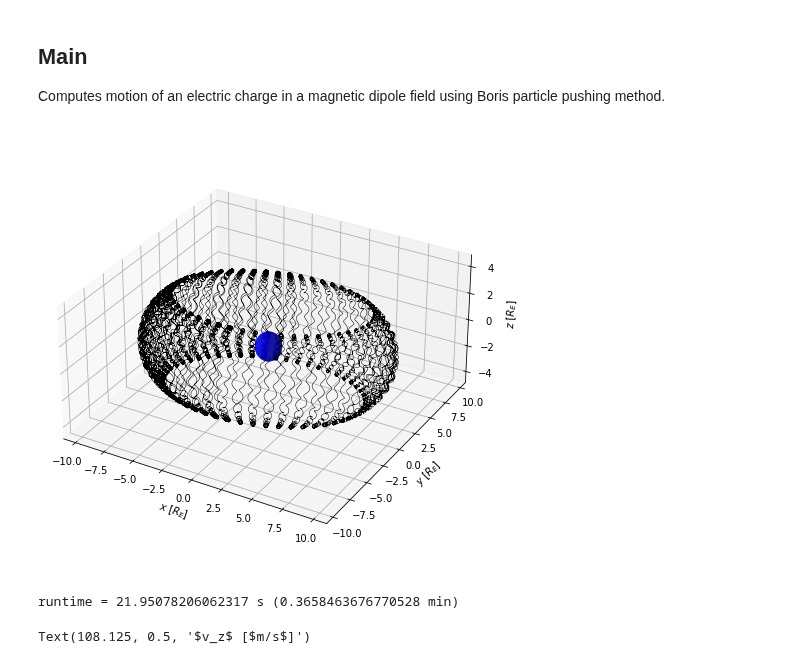
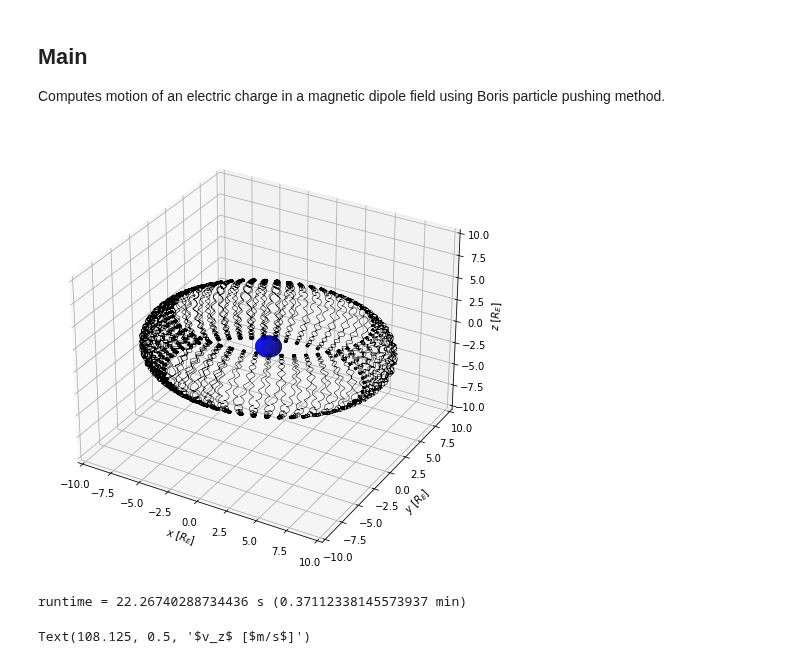
Before and after one commit to argallmr/imef, a Jupyter notebook: particle-tracing/boris-tracing/Dipole-0.ipynb, the cells around one changed output. Saved outputs shown, nothing was run; the diff lists cells and outputs as text; code cells hidden in the pictures.

```diff
--- a/particle-tracing/boris-tracing/Dipole-0.ipynb
+++ b/particle-tracing/boris-tracing/Dipole-0.ipynb
@@ -150,36 +150,55 @@ for i in range(0, steps-1):
         rnew = r + vnew*dt
 
         # append to data arrays
         vdat[i+1] = vnew
         rdat[i+1] = rnew
 
 
 fig = plt.figure(figsize=(8, 8))
 ax = plt.axes(projection='3d')
 
 # plot dipole field data
 ax.plot3D(rdat[:,0],rdat[:,1],rdat[:,2],'k',linewidth=0.5)
 
 # plot 3D earth
 earth3D(1)
 
+# graph correction, keeps origin (0,0,0) at center
+ranges = []
+ranges.append(math.ceil(max(abs(rdat[:,0]))))
+ranges.append(math.ceil(min(abs(rdat[:,0]))))
+ranges.append(math.ceil(max(abs(rdat[:,1]))))
+ranges.append(math.ceil(min(abs(rdat[:,1]))))
+ranges.append(math.ceil(max(abs(rdat[:,2]))))
+ranges.append(math.ceil(min(abs(rdat[:,2]))))
+
+axrng = max(ranges)
+
+ax.set_xlim([-axrng, axrng])
+ax.set_ylim([-axrng, axrng])
+ax.set_zlim([-axrng, axrng])
+
 # plot attributes
-ax.set_box_aspect([1,1,.5])
+#ax.set_box_aspect([1,1,.5])
 ax.set_xlabel("$x$ [$R_E$]")
 ax.set_ylabel("$y$ [$R_E$]")
 ax.set_zlabel("$z$ [$R_E$]")
+
+# save figure
+# fname = 'dipolef'
+# plt.savefig('../bin/'+fname+'.png',bbox_inches='tight', dpi=150)
 
 plt.show()
 
 # end time
 time_end = time.time()
 
 # print runtime
 runtime = time_end - time_start
 print(f"runtime = {runtime} s ({runtime/60} min)")
 # %% [output]
-[figure, old version]
+[figure, new version]
-runtime = 21.95078206062317 s (0.3658463676770528 min)
+runtime = 22.26740288734436 s (0.37112338145573937 min)
 # %%
 fig, (ax1, ax2, ax3) = plt.subplots(3, figsize=(15, 10))
 plt.tight_layout(pad=2.)
```
Also changed, not shown: 2 other files.
